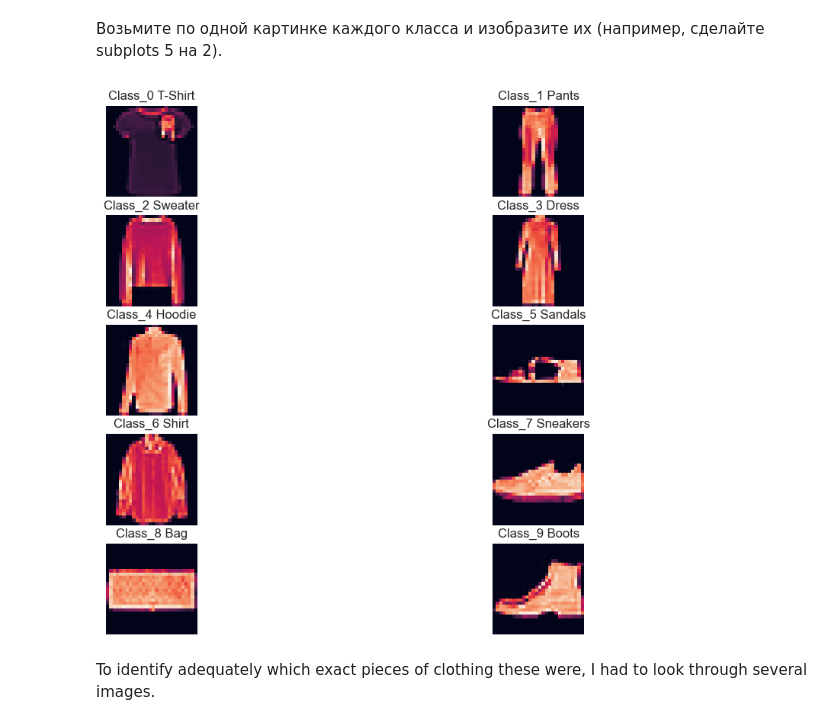
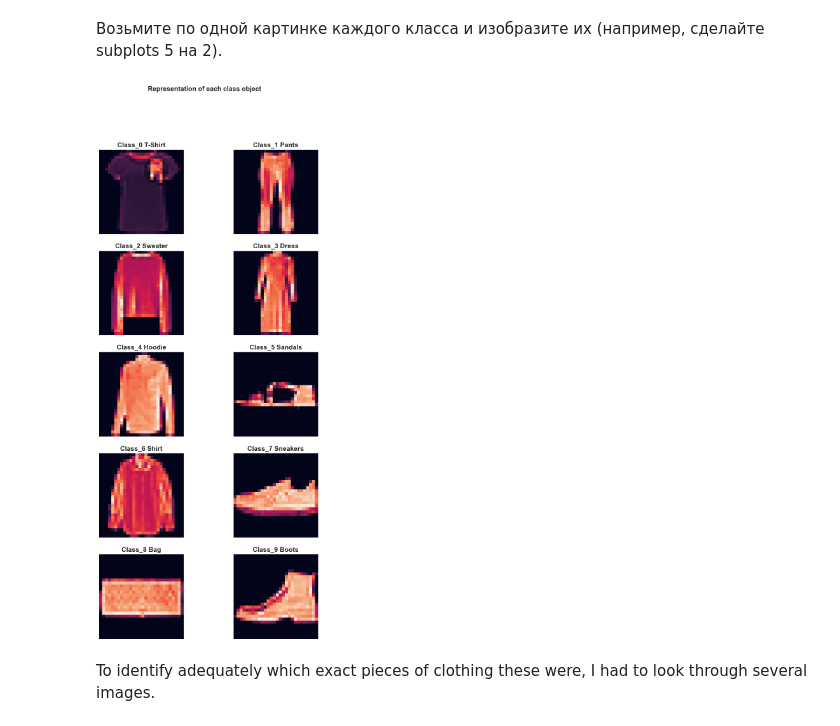
Before and after one commit to pavlovanadia/BI_ML_2023, a Jupyter notebook: HW1/code/KNN.ipynb, the cells around one changed output. Cells and saved outputs as stored; diff of their text form; code cells hidden in the pictures.

```diff
--- a/HW1/code/KNN.ipynb
+++ b/HW1/code/KNN.ipynb
@@ -65,34 +67,36 @@ plt.axis("off");
 # %% [markdown]
 Возьмите по одной картинке каждого класса и изобразите их (например, сделайте subplots 5 на 2).
 # %%
-fig, axes = plt.subplots(5, 2)
+fig, axes = plt.subplots(5, 2, figsize=(10, 20))
+
+fig.suptitle("Representation of each class object", size=15, weight="bold")
 
 class_nums = list(map(int, range(10)))
 
 objects = [
     "T-Shirt",
     "Pants",
     "Sweater",
     "Dress",
     "Hoodie",
     "Sandals",
     "Shirt",
     "Sneakers",
     "Bag",
     "Boots"
 ]
 
 object_class = 0
 for row in axes:
     for col in row:
         object_index = np.where(y == str(object_class))[0][0]
         image = X[object_index].reshape(28, 28, 1)
-        col.set_title(f'Class_{object_class} {objects[object_class]}')
+        col.set_title(f'Class_{object_class} {objects[object_class]}', weight='bold', size=15)
         col.set_axis_off()
         col.imshow(image)
         object_class += 1
 # %% [output]
-[figure, old version]
+[figure, new version]
 # %% [markdown]
 To identify adequately which exact pieces of clothing these were, I had to look through several images.
 # %% [markdown]
```
Also changed, not shown: parts of 70 cells of this notebook, 3 other files.
